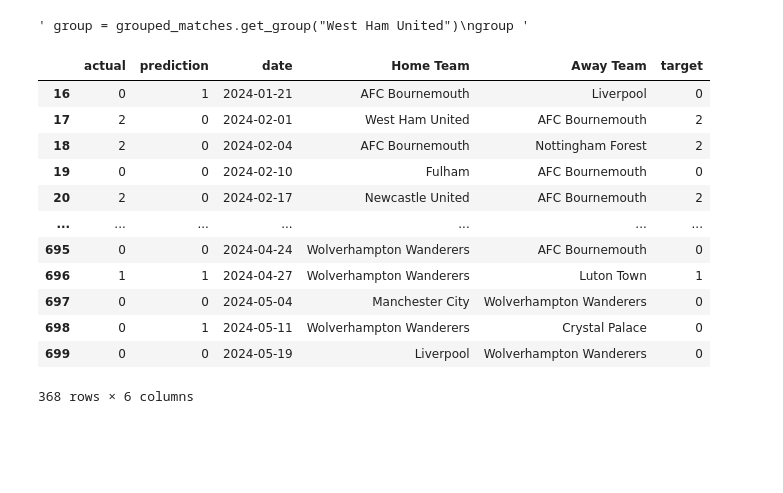
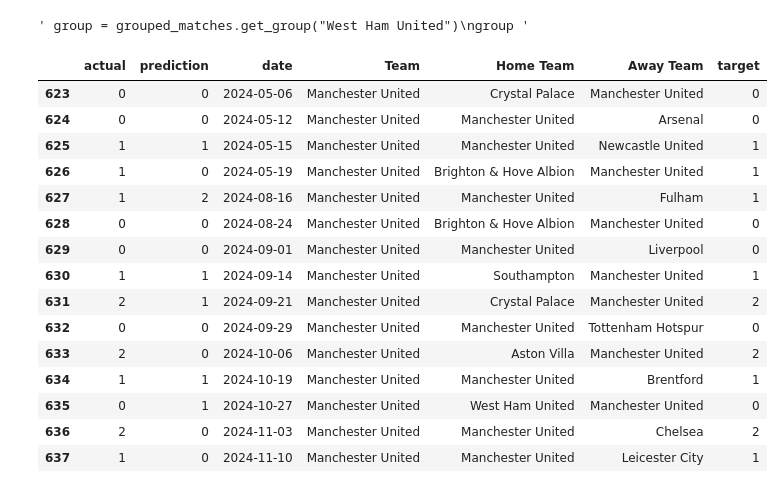
Before and after one commit to 23klhuynh/Soccer-Match-Prediction, a Jupyter notebook: index.ipynb, the cells around one changed output. Saved outputs shown, nothing was run; the diff lists cells and outputs as text; code cells hidden in the pictures; blank space fills up the shorter version.

Commit message:
Working on improving the prediction results and providing multiple soccer seasons to train the model.

```diff
--- a/index.ipynb
+++ b/index.ipynb
@@ -78,6 +70,6 @@ predictors = ["homeAway_code", "opponent_code", "hour", "day_code"]
 # %%
-train = matches[matches["Date Time (US Eastern)"] <= '2024-01-01']
+train = matches[matches["Date Time (US Eastern)"] <= '2024-05-01']
 # %%
-test = matches[matches["Date Time (US Eastern)"] > '2024-01-01']
+test = matches[matches["Date Time (US Eastern)"] > '2024-05-01']
 # %%
 rf.fit(train[predictors], train["target"])
@@ -126,10 +116,8 @@ def rolling_averages(group, cols, new_cols):
     return group
 # %%
 columns = [
-    "totalShots", "shotsOnTarget",
-    "possessionPct", "wonCorners",
-    "accuratePasses", "totalPasses",
-    "effectiveTackles", "totalTackles",
+    "totalShots", "possessionPct",
+    "totalPasses", "totalTackles",
     ]
 new_columns = [f"{c}_rolling" for c in columns]
 # %%
@@ -140,8 +128,8 @@ matches_rolling.index = range(matches_rolling.shape[0])
 #matches_rolling
 # %%
 def make_predictions(data, predictors):
-    train = data[data["Date Time (US Eastern)"] <= '2024-01-01']
-    test = data[data["Date Time (US Eastern)"] > '2024-01-01']
+    train = data[data["Date Time (US Eastern)"] <= '2024-05-01']
+    test = data[data["Date Time (US Eastern)"] > '2024-05-01']
     rf.fit(train[predictors], train["target"])
     preds = rf.predict(test[predictors])
     combine = pd.DataFrame(dict(actual=test["target"], prediction=preds), index=test.index)
@@ -150,22 +138,27 @@ def make_predictions(data, predictors):
 # %%
 combined, precision = make_predictions(matches_rolling, predictors + new_columns)
 
-combined = combined.merge(matches_rolling[["date", "Home Team", "Away Team", "target"]], left_index=True, right_index=True)
-combined
+combined = combined.merge(matches_rolling[["date", "Team" ,"Home Team", "Away Team", "target"]], left_index=True, right_index=True)
+
+combined_liverpool = combined[combined["Team"] == "Manchester United"]
+combined_liverpool
 # %% [output]
-|  | actual | prediction | date | Home Team | Away Team | target |
-| 16 | 0 | 1 | 2024-01-21 | AFC Bournemouth | Liverpool | 0 |
-| 17 | 2 | 0 | 2024-02-01 | West Ham United | AFC Bournemouth | 2 |
-| 18 | 2 | 0 | 2024-02-04 | AFC Bournemouth | Nottingham Forest | 2 |
-| 19 | 0 | 0 | 2024-02-10 | Fulham | AFC Bournemouth | 0 |
-| 20 | 2 | 0 | 2024-02-17 | Newcastle United | AFC Bournemouth | 2 |
-| ... | ... | ... | ... | ... | ... | ... |
-| 695 | 0 | 0 | 2024-04-24 | Wolverhampton Wanderers | AFC Bournemouth | 0 |
-| 696 | 1 | 1 | 2024-04-27 | Wolverhampton Wanderers | Luton Town | 1 |
-| 697 | 0 | 0 | 2024-05-04 | Manchester City | Wolverhampton Wanderers | 0 |
-| 698 | 0 | 1 | 2024-05-11 | Wolverhampton Wanderers | Crystal Palace | 0 |
-| 699 | 0 | 0 | 2024-05-19 | Liverpool | Wolverhampton Wanderers | 0 |
+|  | actual | prediction | date | Team | Home Team | Away Team | target |
+| 623 | 0 | 0 | 2024-05-06 | Manchester United | Crystal Palace | Manchester United | 0 |
+| 624 | 0 | 0 | 2024-05-12 | Manchester United | Manchester United | Arsenal | 0 |
+| 625 | 1 | 1 | 2024-05-15 | Manchester United | Manchester United | Newcastle United | 1 |
+| 626 | 1 | 0 | 2024-05-19 | Manchester United | Brighton & Hove Albion | Manchester United | 1 |
+| 627 | 1 | 2 | 2024-08-16 | Manchester United | Manchester United | Fulham | 1 |
+| 628 | 0 | 0 | 2024-08-24 | Manchester United | Brighton & Hove Albion | Manchester United | 0 |
+| 629 | 0 | 0 | 2024-09-01 | Manchester United | Manchester United | Liverpool | 0 |
+| 630 | 1 | 1 | 2024-09-14 | Manchester United | Southampton | Manchester United | 1 |
+| 631 | 2 | 1 | 2024-09-21 | Manchester United | Crystal Palace | Manchester United | 2 |
+| 632 | 0 | 0 | 2024-09-29 | Manchester United | Manchester United | Tottenham Hotspur | 0 |
+| 633 | 2 | 0 | 2024-10-06 | Manchester United | Aston Villa | Manchester United | 2 |
+| 634 | 1 | 1 | 2024-10-19 | Manchester United | Manchester United | Brentford | 1 |
+| 635 | 0 | 1 | 2024-10-27 | Manchester United | West Ham United | Manchester United | 0 |
+| 636 | 2 | 0 | 2024-11-03 | Manchester United | Manchester United | Chelsea | 2 |
+| 637 | 1 | 0 | 2024-11-10 | Manchester United | Manchester United | Leicester City | 1 |
-368 rows × 6 columns
 # %%
 precision
 # %% [output]
```
Also changed, not shown: parts of 12 cells of this notebook, 5 other files.
